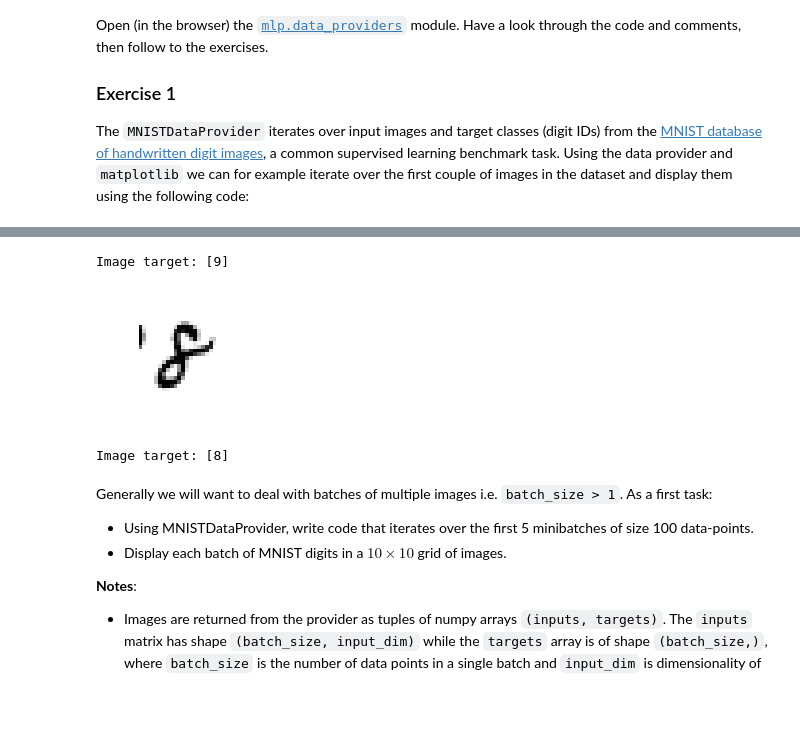
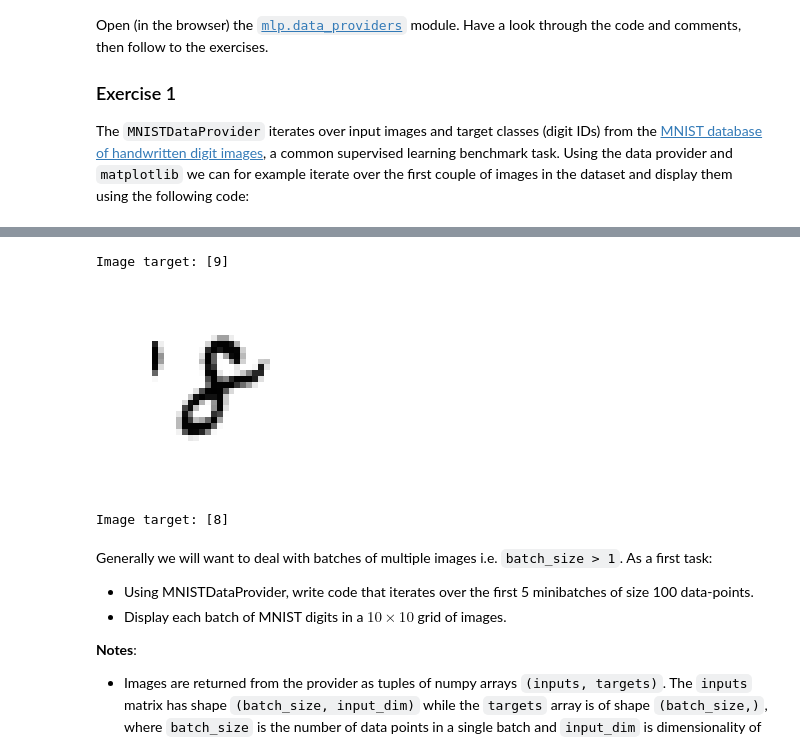
Before and after one commit to cristeaadrian/mlp, a Jupyter notebook: notebooks/01_Introduction.ipynb, the cells around one changed output, grey strips where cells are left out. Cells and saved outputs as stored; diff of their text form; code cells hidden in the pictures; blank space fills up the shorter version.

```diff
--- a/notebooks/01_Introduction.ipynb
+++ b/notebooks/01_Introduction.ipynb
@@ -230,28 +249,31 @@ The `MNISTDataProvider` iterates over input images and target classes (digit IDs
 # %%
 %matplotlib inline
 import numpy as np
 import matplotlib.pyplot as plt
 import mlp.data_providers as data_providers
 
-def show_single_image(img, fig_size=(2, 2)):
+def show_single_image(img, fig_size=(3, 3)):
     fig = plt.figure(figsize=fig_size)
     ax = fig.add_subplot(111)
     ax.imshow(img, cmap='Greys')
     ax.axis('off')
     plt.show()
     return fig, ax
 
 # An example for a single MNIST image
 mnist_dp = data_providers.MNISTDataProvider(
-    which_set='valid', batch_size=1, max_num_batches=2, shuffle_order=True)
+    which_set='valid',
+    batch_size=1,
+    max_num_batches=2,
+    shuffle_order=True)
 
 for inputs, target in mnist_dp:
     show_single_image(inputs.reshape((28, 28)))
     print('Image target: {0}'.format(target))
 # %% [output]
 [figure]
 Image target: [9]
-[figure, old version]
+[figure, new version]
 Image target: [8]
 # %% [markdown]
 Generally we will want to deal with batches of multiple images i.e. `batch_size > 1`. As a first task:
```
Also changed, not shown: parts of 4 cells of this notebook.
